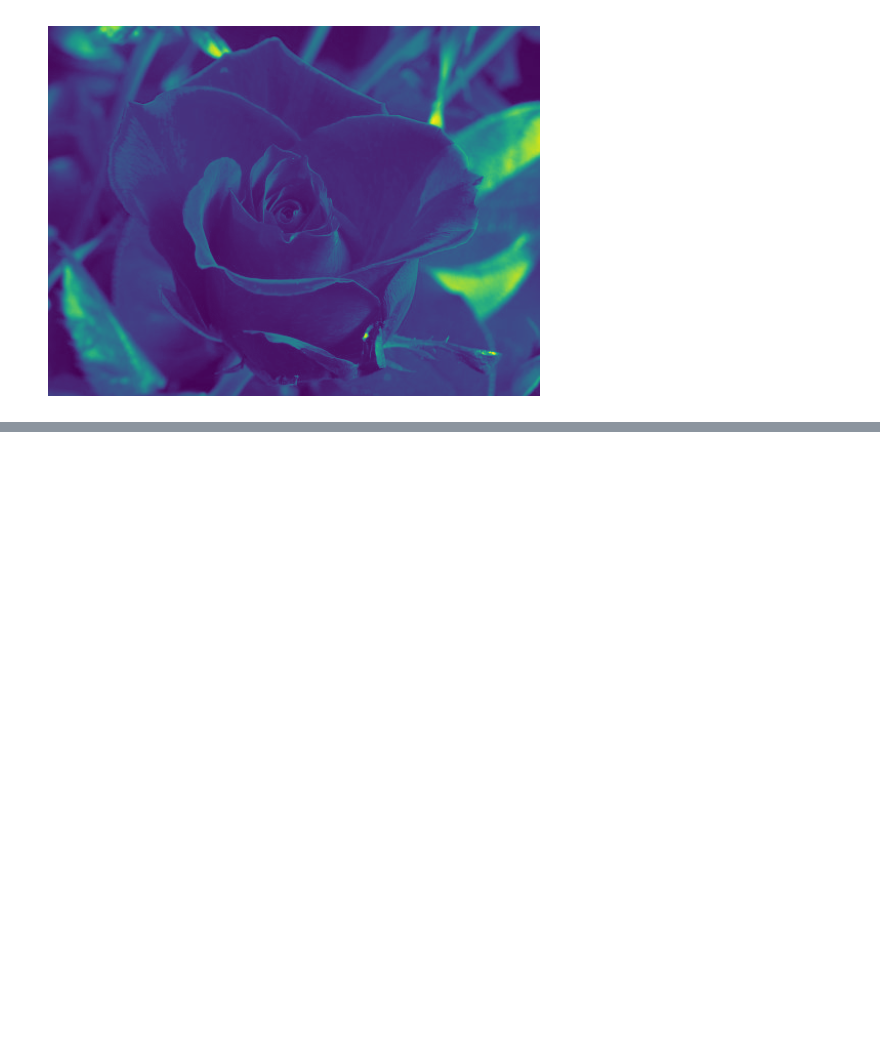
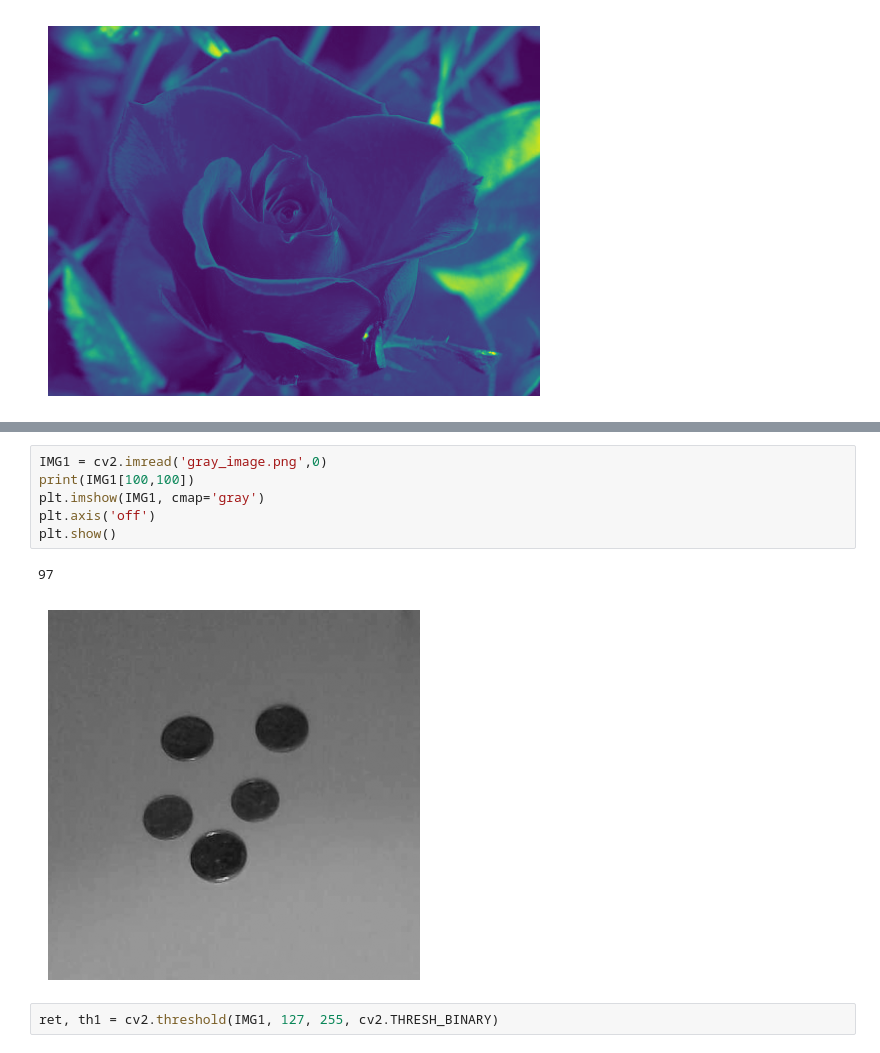
Before and after one commit to Ddasunsandeepa/Image-Processing-OpenCV, a Jupyter notebook: OpenCV_Basics.ipynb, the cells around one changed output, grey strips where cells are left out. Saved outputs shown, nothing was run; the diff lists cells and outputs as text; blank space fills up the shorter version.

```diff
--- a/OpenCV_Basics.ipynb
+++ b/OpenCV_Basics.ipynb
@@ -185,0 +197,11 @@ plt.show()
+# %%
+IMG1 = cv2.imread('gray_image.png',0)
+print(IMG1[100,100])
+plt.imshow(IMG1, cmap='gray')
+plt.axis('off')
+plt.show()
+# %% [output]
+97
+[figure, added]
+# %%
+ret, th1 = cv2.threshold(IMG1, 127, 255, cv2.THRESH_BINARY)
```
Also changed, not shown: parts of 7 cells of this notebook.
